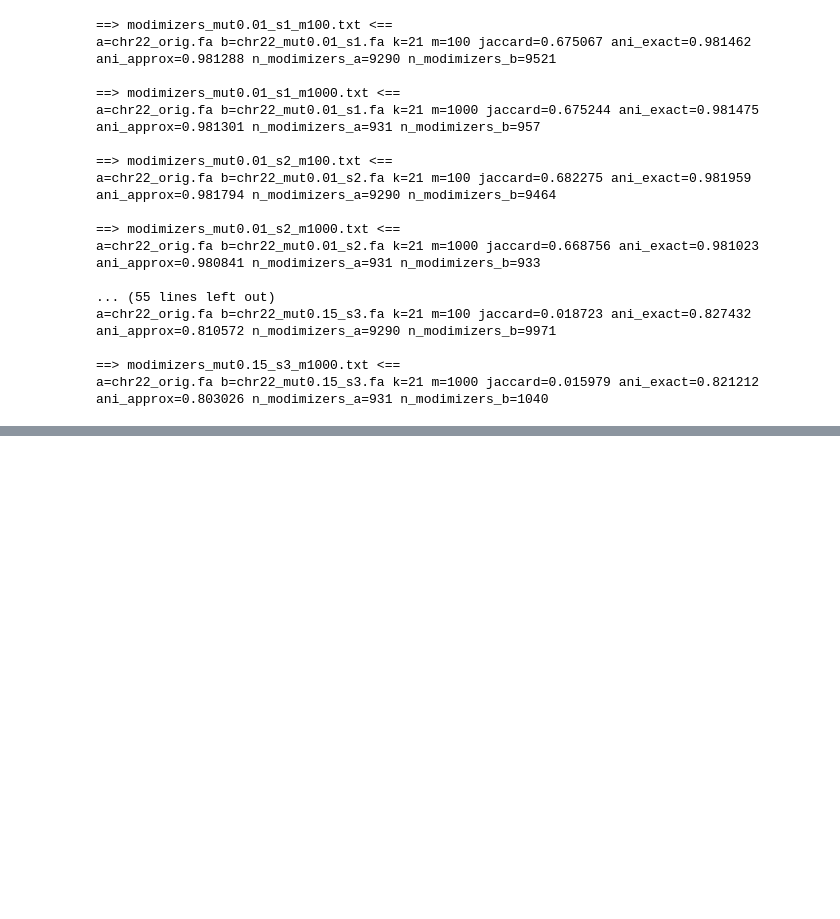
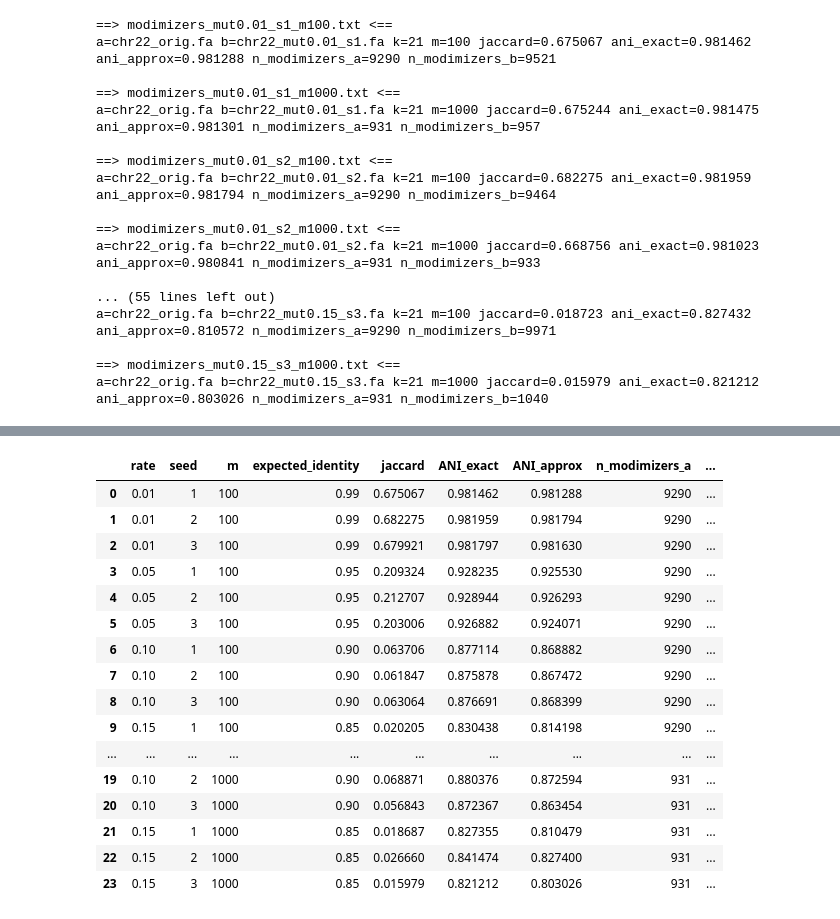
Before and after one commit to Cind-yC/comp-gen, a Jupyter notebook: hw2/hw2.ipynb, the cells around one changed output, grey strips where cells are left out. Saved outputs shown, nothing was run; the diff lists cells and outputs as text; code cells hidden in the pictures; blank space fills up the shorter version.

Commit message:
get table output + fixed small error in parsing

```diff
--- a/hw2/hw2.ipynb
+++ b/hw2/hw2.ipynb
@@ -59,18 +49,19 @@ NUCMER
 Question 1d
 # %%
 %%bash
-for rate in 0.01 0.05 0.10 0.15
-do
-  for seed in 1 2 3
-  do
-    if [ ! -r jaccard_mut${rate}_s${seed}.txt ]
-    then
-      python3 sim_mutations.py -a chr22_orig.fa -b chr22_mut${rate}_s${seed}.fa -k 21 \
-        > jaccard_mut${rate}_s${seed}.txt
-    fi
+set -euo pipefail
+# remove old jaccard summaries only
+rm -f jaccard_mut*.txt
+
+# regenerate the summaries
+for rate in 0.01 0.05 0.10 0.15; do
+  for seed in 1 2 3; do
+    python3 sim_mutations.py -a chr22_orig.fa -b chr22_mut${rate}_s${seed}.fa -k 21 \
+      > jaccard_mut${rate}_s${seed}.txt
   done
 done
 
+# quick peek
 head jaccard_mut*.txt
 # %% [output]
 ==> jaccard_mut0.01_s1.txt <==
@@ -133,0 +183,62 @@ a=chr22_orig.fa b=chr22_mut0.15_s3.fa k=21 m=1000 jaccard=0.015979 ani_exact=0.8
+# %%
+# Q1f: aggregate modimizer-based results
+import re, glob, math
+import pandas as pd
+
+rows = []
+for path in sorted(glob.glob("modimizers_mut*_s*_m*.txt")):
+    # parse rate, seed, m from filename (accept 0.1 or 0.10)
+    m = re.search(r"modimizers_mut([0-9.]+)_s(\d+)_m(\d+)\.txt$", path)
+    if not m:
+        continue
+    rate = float(m.group(1))
+    seed = int(m.group(2))
+    mod  = int(m.group(3))
+    expected_identity = 1.0 - rate
+
+    # read first non-empty line
+    with open(path) as fh:
+        line = next((ln.strip() for ln in fh if ln.strip()), "")
+
+    # parse key=value tokens
+    kv = dict(x.split("=", 1) for x in line.replace(",", " ").split() if "=" in x)
+    jaccard = float(kv.get("jaccard", "nan"))
+    ani_exact = float(kv.get("ani_exact", "nan"))
+    ani_approx = float(kv.get("ani_approx", "nan"))
+    nA = int(kv.get("n_modimizers_a", "0"))
+    nB = int(kv.get("n_modimizers_b", "0"))
+
+    rows.append({
+        "rate": rate,
+        "seed": seed,
+        "m": mod,
+        "expected_identity": expected_identity,
+        "jaccard": jaccard,
+        "ANI_exact": ani_exact,
+        "ANI_approx": ani_approx,
+        "n_modimizers_a": nA,
+        "n_modimizers_b": nB,
+        "abs_err_exact": abs(ani_exact - expected_identity),
+        "abs_err_approx": abs(ani_approx - expected_identity),
+    })
+
+df_q1f = pd.DataFrame(rows).sort_values(["m","rate","seed"]).reset_index(drop=True)
+df_q1f
+# %% [output]
+|  | rate | seed | m | expected_identity | jaccard | ANI_exact | ANI_approx | n_modimizers_a | ... |
+| 0 | 0.01 | 1 | 100 | 0.99 | 0.675067 | 0.981462 | 0.981288 | 9290 | ... |
+| 1 | 0.01 | 2 | 100 | 0.99 | 0.682275 | 0.981959 | 0.981794 | 9290 | ... |
+| 2 | 0.01 | 3 | 100 | 0.99 | 0.679921 | 0.981797 | 0.981630 | 9290 | ... |
+| 3 | 0.05 | 1 | 100 | 0.95 | 0.209324 | 0.928235 | 0.925530 | 9290 | ... |
+| 4 | 0.05 | 2 | 100 | 0.95 | 0.212707 | 0.928944 | 0.926293 | 9290 | ... |
+| 5 | 0.05 | 3 | 100 | 0.95 | 0.203006 | 0.926882 | 0.924071 | 9290 | ... |
+| 6 | 0.10 | 1 | 100 | 0.90 | 0.063706 | 0.877114 | 0.868882 | 9290 | ... |
+| 7 | 0.10 | 2 | 100 | 0.90 | 0.061847 | 0.875878 | 0.867472 | 9290 | ... |
+| 8 | 0.10 | 3 | 100 | 0.90 | 0.063064 | 0.876691 | 0.868399 | 9290 | ... |
+| 9 | 0.15 | 1 | 100 | 0.85 | 0.020205 | 0.830438 | 0.814198 | 9290 | ... |
+| ... | ... | ... | ... | ... | ... | ... | ... | ... | ... |
+| 19 | 0.10 | 2 | 1000 | 0.90 | 0.068871 | 0.880376 | 0.872594 | 931 | ... |
+| 20 | 0.10 | 3 | 1000 | 0.90 | 0.056843 | 0.872367 | 0.863454 | 931 | ... |
+| 21 | 0.15 | 1 | 1000 | 0.85 | 0.018687 | 0.827355 | 0.810479 | 931 | ... |
+| 22 | 0.15 | 2 | 1000 | 0.85 | 0.026660 | 0.841474 | 0.827400 | 931 | ... |
+| 23 | 0.15 | 3 | 1000 | 0.85 | 0.015979 | 0.821212 | 0.803026 | 931 | ... |
```
Also changed, not shown: parts of 5 cells of this notebook, 1 other file.
